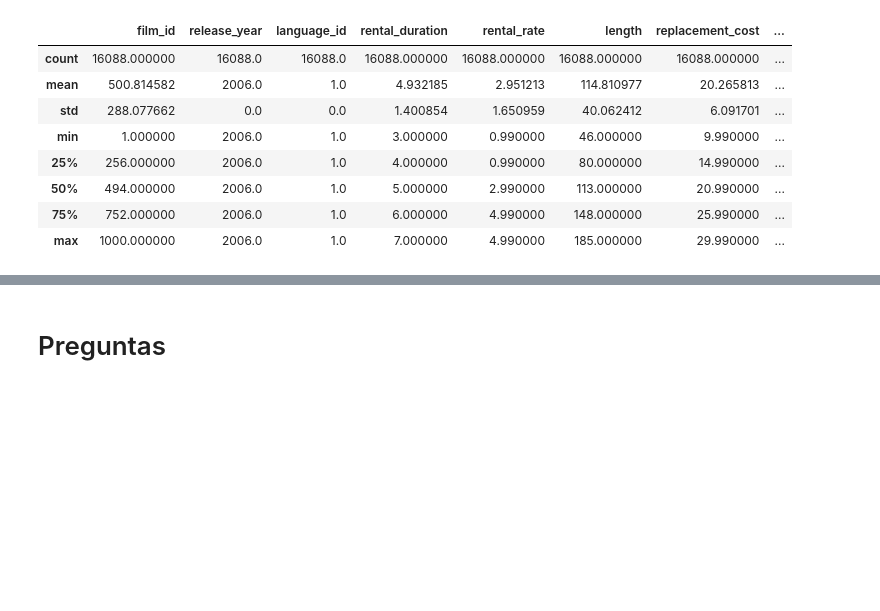
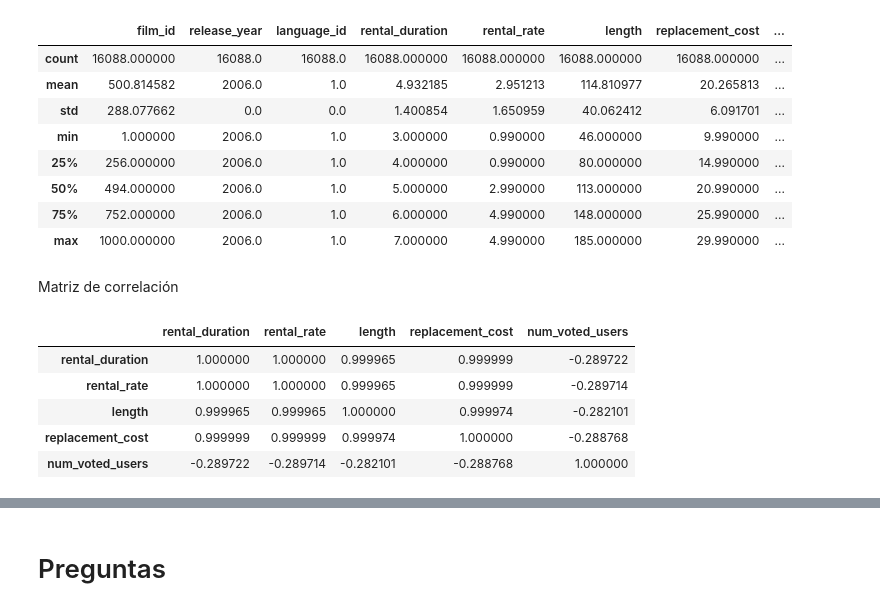
Before and after one commit to JorgeIvanSepulvedaH/quind_test, a Jupyter notebook: EDA.ipynb, the cells around one changed output, grey strips where cells are left out. Drawn from its saved outputs; the diff is of its cells as text; code cells hidden in the pictures; blank space fills up the shorter version.

```diff
--- a/EDA.ipynb
+++ b/EDA.ipynb
@@ -30,3 +32,5 @@ df_fusion.describe()
 | 50% | 494.000000 | 2006.0 | 1.0 | 5.000000 | 2.990000 | 113.000000 | 20.990000 | ... |
 | 75% | 752.000000 | 2006.0 | 1.0 | 6.000000 | 4.990000 | 148.000000 | 25.990000 | ... |
 | max | 1000.000000 | 2006.0 | 1.0 | 7.000000 | 4.990000 | 185.000000 | 29.990000 | ... |
+# %% [markdown]
+Matriz de correlación
@@ -32,0 +40,9 @@ df_fusion.describe()
+# %%
+df_no_ord.corr()
+# %% [output]
+|  | rental_duration | rental_rate | length | replacement_cost | num_voted_users |
+| rental_duration | 1.000000 | 1.000000 | 0.999965 | 0.999999 | -0.289722 |
+| rental_rate | 1.000000 | 1.000000 | 0.999965 | 0.999999 | -0.289714 |
+| length | 0.999965 | 0.999965 | 1.000000 | 0.999974 | -0.282101 |
+| replacement_cost | 0.999999 | 0.999999 | 0.999974 | 1.000000 | -0.288768 |
+| num_voted_users | -0.289722 | -0.289714 | -0.282101 | -0.288768 | 1.000000 |
```
Also changed, not shown: parts of 6 cells of this notebook.
